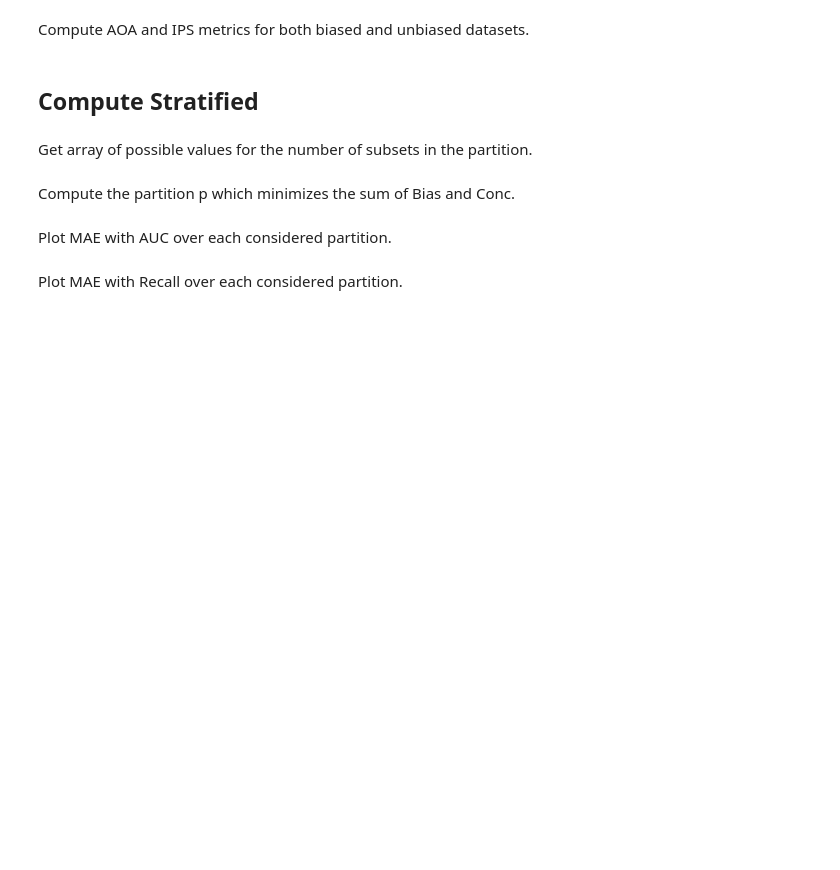
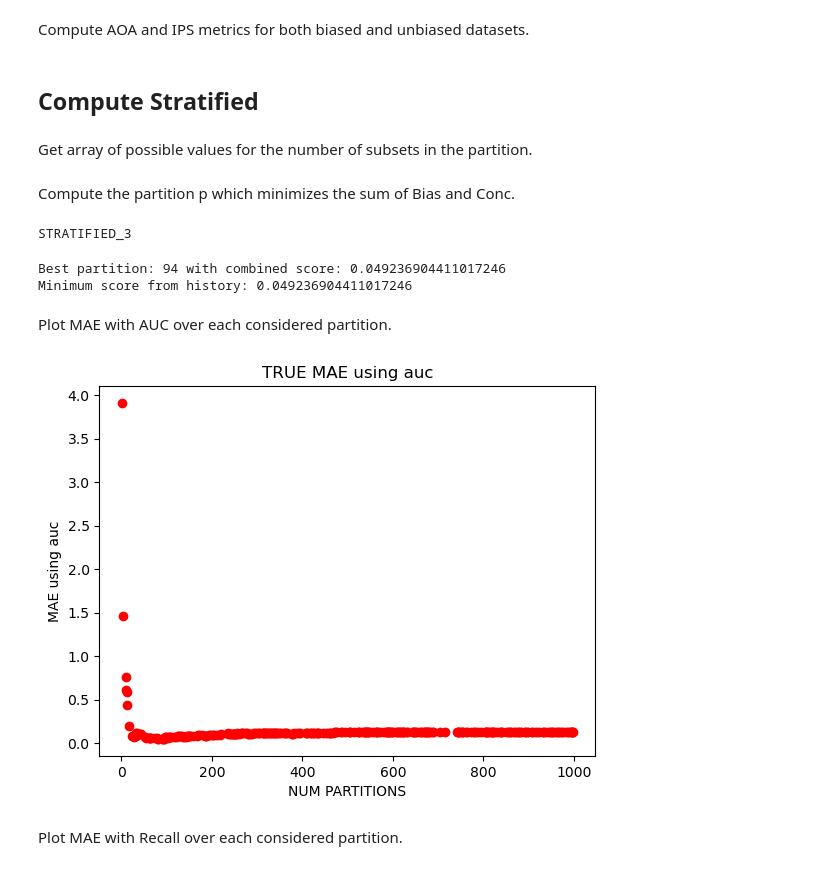
Before and after one commit to peetceenatoo/my-first-research-project, a Jupyter notebook: Implementation/yahoo_ymusic_v1/Notebook-Full-Flow.ipynb, the cells around one changed output. Saved outputs shown, nothing was run; the diff lists cells and outputs as text; code cells hidden in the pictures; blank space fills up the shorter version.

Commit message:
FINAL RESULTS FOR YAHOO AND COAT

```diff
--- a/Implementation/yahoo_ymusic_v1/Notebook-Full-Flow.ipynb
+++ b/Implementation/yahoo_ymusic_v1/Notebook-Full-Flow.ipynb
@@ -261,8 +263,8 @@ We will load the data from the output files (we could avoid doing so, but let's
 # %%
 # Init dictionary for data
 raw_data = dict()
-raw_data['max_user'] = 290
-raw_data['max_item'] = 300
+raw_data['max_user'] = 15401
+raw_data['max_item'] = 1001
 
 # Load train and test data from files
 raw_data['train_data'] = np.load(output_name + "training_arr.npy")
@@ -437,69 +501,85 @@ partitions = np.random.choice(nums, n_p, replace=False)
 # %% [markdown]
 Compute the partition p which minimizes the sum of Bias and Conc.
 # %%
+# Compute biased and unbiased results with stratified for each partition
+# and store biased and unbiased results such that the sum of AUC and Recall is minimized
+
+num_items = 1000
+
 # Value of gamma to use for minimization
 opt_gamma = 1.5
 
-# Keys prefix in the dictionaries + gamma value
-key = "STRATIFIED_" + str(opt_gamma).replace(".","")
+# To print :)
+key = "STRATIFIED_" + str(gamma).replace(".","")
+print(key)
 
-# Init dictionaries to store results for biased and unbiased testset
 unbiased_results[key] = {}
 biased_results[key] = {}
-
-# Random init for best partition
 best_partition = np.random.choice(nums, 1)[0]
-# Init infinity as min score
 best_score = float('inf')
 
-# To plot the results init histories
 history_objective = np.full(num_items, np.inf)
-history_mae_auc = np.full(num_items, np.inf)
-history_mae_recall = np.full(num_items, np.inf)
-history_bound = np.full(num_items, np.inf)
+history_mae_auc = np.full(num_items, np.inf)  # Adjusted to match the size of nums
+history_mae_recall = np.full(num_items, np.inf)  # Adjusted to match the size of nums
+history_bound = np.full(num_items, np.inf)  # Adjusted to match the size of nums
 
-# For each value in the partitions array (n_p random values from 1 to num_items)
+
 for p in tqdm(partitions):
+    # Fetch stratified results; these functions need to be defined or replaced with actual logic
+    temp_unbiased = stratified(OUTPUT_PREFIX + "-test-pos-unbiased_evaluate_partial.pickle",
+                               OUTPUT_PREFIX + "-test-neg-unbiased_evaluate_partial.pickle",
+                               output_name + "training_arr.npy", propensities[opt_gamma], K=1, partition=p)
+    temp_biased = stratified(OUTPUT_PREFIX + "-test-pos-biased_evaluate_partial.pickle",
+                             OUTPUT_PREFIX + "-test-neg-biased_evaluate_partial.pickle",
+                             output_name + "training_arr.npy", propensities[opt_gamma], K=30, partition=p)
 
-    # Fetch stratified results
-    temp_unbiased = stratified(OUTPUT_PREFIX + "-test-pos-unbiased_evaluate_partial.pickle", OUTPUT_PREFIX + "-test-neg-unbiased_evaluate_partial.pickle", output_name + "training_arr.npy", propensities[opt_gamma], K=1, partition=p)
-    temp_biased = stratified(OUTPUT_PREFIX + "-test-pos-biased_evaluate_partial.pickle", OUTPUT_PREFIX + "-test-neg-biased_evaluate_partial.pickle", output_name + "training_arr.npy", propensities[opt_gamma], K=30, partition=p)
+    # Computing Scores
+    bound_score = temp_unbiased['bias'] + temp_unbiased['concentration'] + \
+                     temp_biased['bias'] + temp_biased['concentration']
 
-    # Computing bound score
-    bound_score = temp_unbiased['bias'] + temp_unbiased['concentration'] + temp_biased['bias'] + temp_biased['concentration']
-    # Compute maes to plot the history
     mae_score_auc = abs(temp_unbiased['auc'] - temp_biased['auc'])
+
     mae_score_recall = abs(temp_unbiased['recall'] - temp_biased['recall'])
 
-    # Set objective (to switch between the bound and the MAE to check whether the bound is a good metric)
-    objective = bound_score
+
+    # Set objective
+    objective = mae_score_auc
+
 
     # Storing historical values
+    history_objective[p-1] = objective
     history_mae_auc[p-1] = mae_score_auc  # Store the mae using auc
     history_mae_recall[p-1] = mae_score_recall  # Store the mae using recall
     history_bound[p-1] = bound_score  # Store the bound score
 
-    # Update the best_partition and best_score if the current partition's bound is lower
+
+    # Update the best_partition and best_score if the current partition's score is lower
     if objective < best_score:
         best_score = objective
         best_partition = p
 
-# Print the best partition and the combined score
 print(f"Best partition: {best_partition} with combined score: {best_score}")
+print(f"Minimum score from history: {np.min(history_objective)}")
+# %% [output]
+STRATIFIED_3
+Best partition: 94 with combined score: 0.049236904411017246
+Minimum score from history: 0.049236904411017246
 # %% [markdown]
 Plot MAE with AUC over each considered partition.
 # %%
 # Get p values (only the ones which were considered)
 x = np.where(history_mae_auc != np.inf)
-# Get MAE values with AUC
+# Get MAE values with recall
 y = history_mae_auc[history_mae_auc != np.inf]
 
-# Plot
-plt.title("MAE using auc")
+# plotting
+plt.title("TRUE MAE using auc")
 plt.xlabel("NUM PARTITIONS")
 plt.ylabel("MAE using auc")
 plt.scatter(x, y, color ="red")
 plt.show()
+# %% [output]
+[figure, added]
 # %% [markdown]
 Plot MAE with Recall over each considered partition.
 # %%
```
Also changed, not shown: parts of 9 cells of this notebook, 2 other files.
